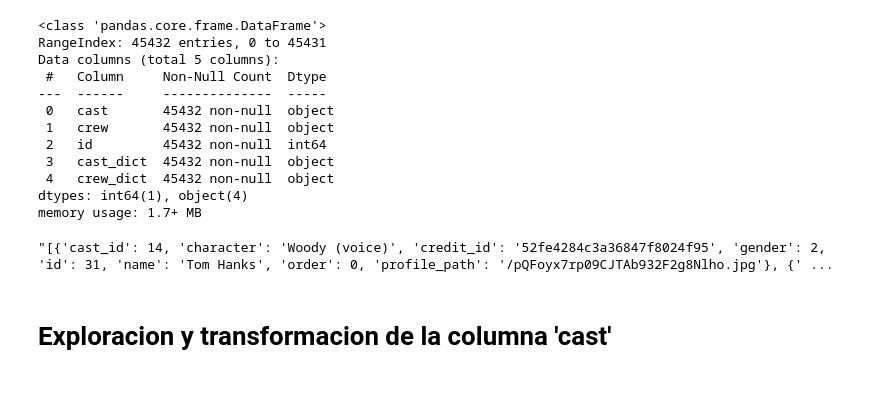
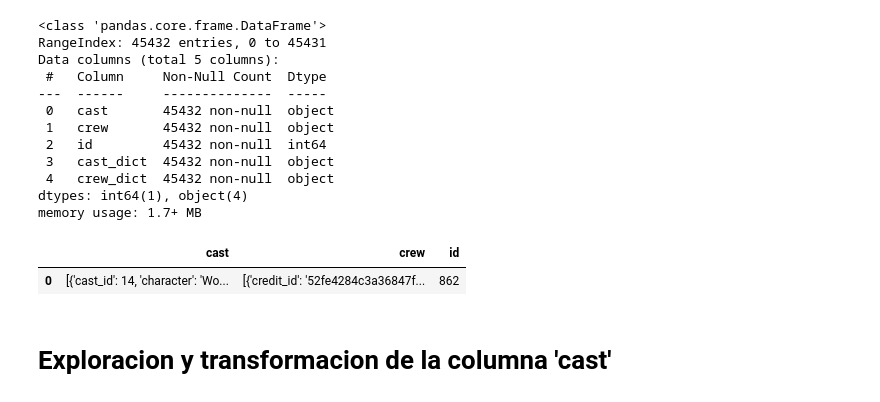
Before and after one commit to felixjos3ca21/project_mlops, a Jupyter notebook: limpieza_credits.ipynb, the cells around one changed output. Cells and saved outputs as stored; diff of their text form; code cells hidden in the pictures.

```diff
--- a/limpieza_credits.ipynb
+++ b/limpieza_credits.ipynb
@@ -69,10 +85,11 @@ Data columns (total 5 columns):
  4   crew_dict  45432 non-null  object
 dtypes: int64(1), object(4)
 memory usage: 1.7+ MB
-# %%
-credits['cast'][0]
-# %% [output]
-"[{'cast_id': 14, 'character': 'Woody (voice)', 'credit_id': '52fe4284c3a36847f8024f95', 'gender': 2, 'id': 31, 'name': 'Tom Hanks', 'order': 0, 'profile_path': '/pQFoyx7rp09CJTAb932F2g8Nlho.jpg'}, {' ...
+# %%
+credits.head(1)
+# %% [output]
+|  | cast | crew | id |
+| 0 | [{'cast_id': 14, 'character': 'Wo... | [{'credit_id': '52fe4284c3a36847f... | 862 |
 # %% [markdown]
 # Exploracion y transformacion de la columna 'cast'
 # %%
```
Also changed, not shown: parts of 1 cell of this notebook, 3 other files.
